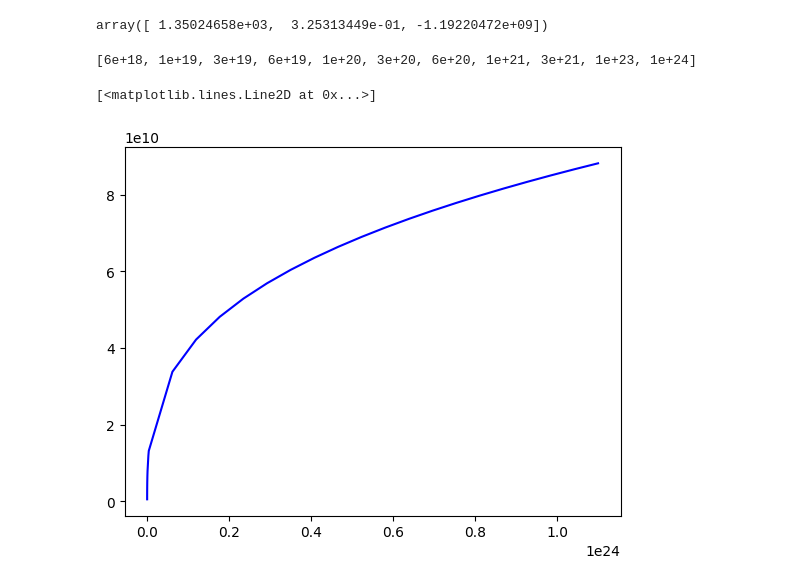
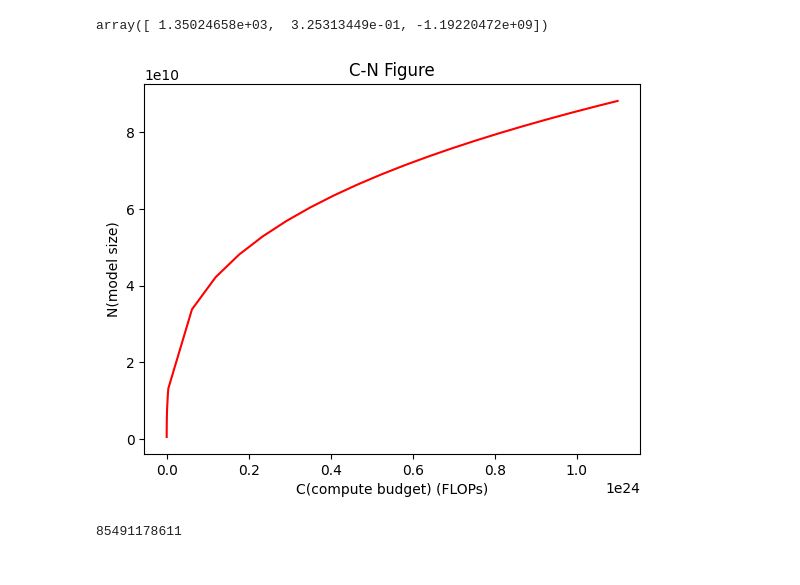
Before and after one commit to XiaogangYin/assignment3-scaling, a Jupyter notebook: chinchilla_isoflops_problem.ipynb, the cells around one changed output. Saved outputs shown, nothing was run; the diff lists cells and outputs as text; code cells hidden in the pictures.

```diff
--- a/chinchilla_isoflops_problem.ipynb
+++ b/chinchilla_isoflops_problem.ipynb
@@ -44,16 +47,18 @@ popt
 array([ 1.35024658e+03,  3.25313449e-01, -1.19220472e+09])
 # %%
 points = C  + np.linspace(4e+21, 1.1e+24, 20).tolist()
-# %%
-point
-# %% [output]
-[6e+18, 1e+19, 3e+19, 6e+19, 1e+20, 3e+20, 6e+20, 1e+21, 3e+21, 1e+23, 1e+24]
 # %%
-plt.plot(points, func_N_C(points, *popt), 'b-',
+plt.plot(points, func_N_C(points, *popt), 'r-',
          label='fit: a=%5.3f, b=%5.3f, c=%5.3f' % tuple(popt))
+plt.xlabel('C(compute budget) (FLOPs)')
+plt.ylabel('N(model size)')
+plt.title('C-N Figure')
+plt.savefig('writeup/C_N.pdf', dpi=300, bbox_inches='tight', facecolor='white')
+plt.show()
 # %% [output]
-[<matplotlib.lines.Line2D at 0x...>]
-[figure, old version]
+[figure, new version]
 # %%
-xdata = np.linspace(0, 4, 50)
+int(func_N_C(1e24, *popt))
+# %% [output]
+85491178611
 # %%
```
Also changed, not shown: parts of 9 cells of this notebook, 6 other files.
